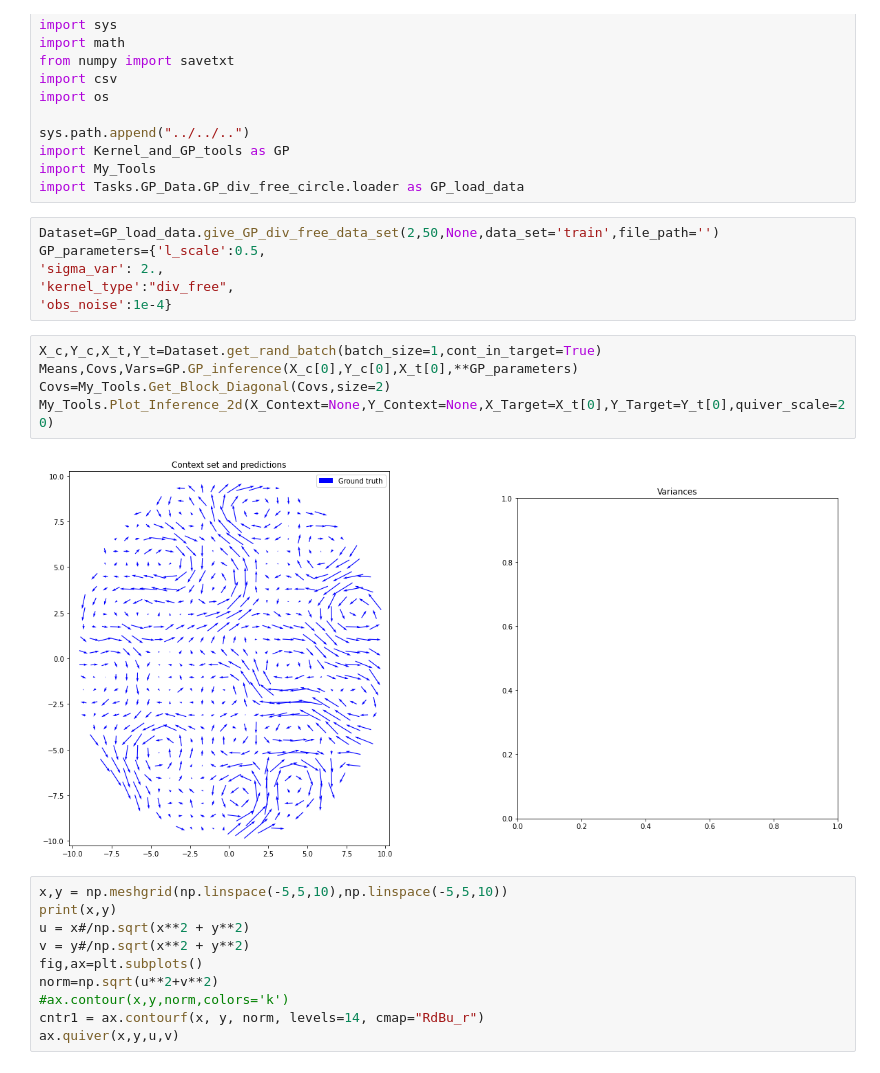
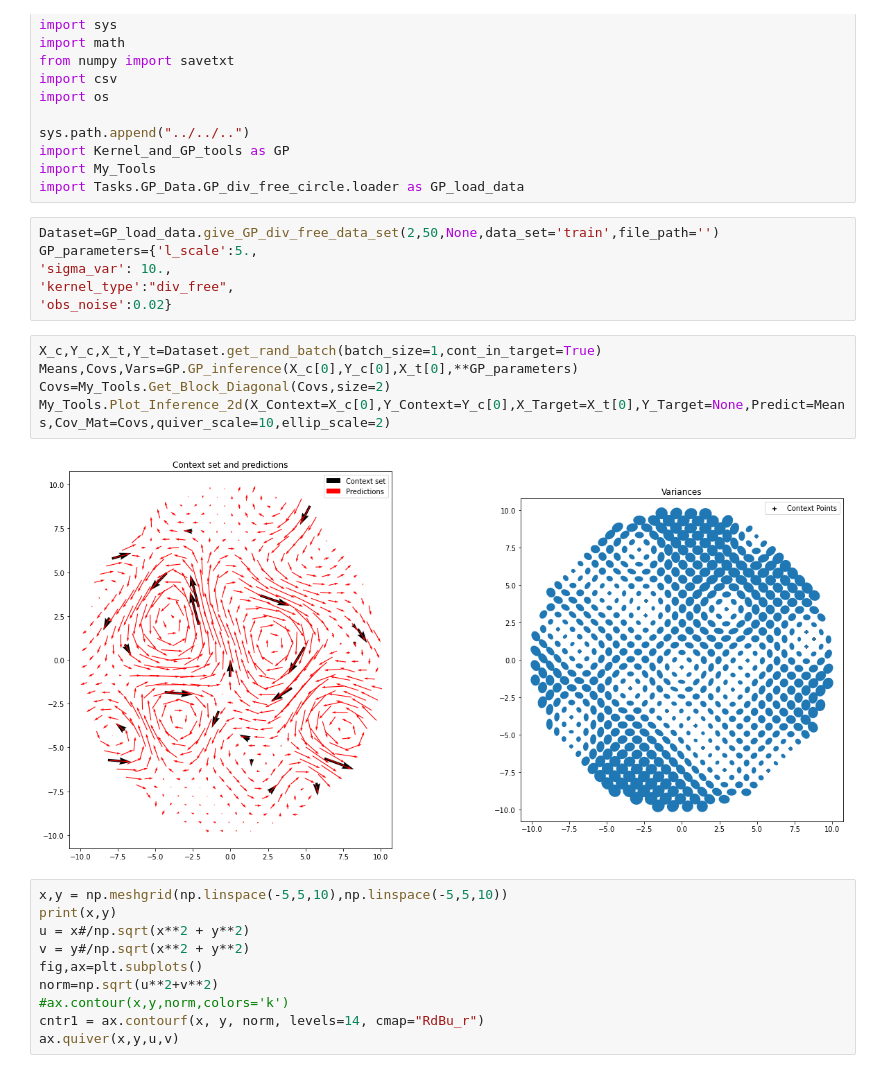
Before and after one commit to PeterHolderrieth/Steerable_CNPs, a Jupyter notebook: Tasks/GP_Data/GP_div_free_circle/test_and_plot.ipynb, the cells around one changed output. Drawn from its saved outputs; the diff is of its cells as text.

```diff
--- a/Tasks/GP_Data/GP_div_free_circle/test_and_plot.ipynb
+++ b/Tasks/GP_Data/GP_div_free_circle/test_and_plot.ipynb
@@ -26,17 +26,17 @@ import My_Tools
 import Tasks.GP_Data.GP_div_free_circle.loader as GP_load_data
 # %%
 Dataset=GP_load_data.give_GP_div_free_data_set(2,50,None,data_set='train',file_path='')
-GP_parameters={'l_scale':0.5,
-'sigma_var': 2.,
+GP_parameters={'l_scale':5.,
+'sigma_var': 10.,
 'kernel_type':"div_free",
-'obs_noise':1e-4}
+'obs_noise':0.02}
 # %%
 X_c,Y_c,X_t,Y_t=Dataset.get_rand_batch(batch_size=1,cont_in_target=True)
 Means,Covs,Vars=GP.GP_inference(X_c[0],Y_c[0],X_t[0],**GP_parameters)
 Covs=My_Tools.Get_Block_Diagonal(Covs,size=2)
-My_Tools.Plot_Inference_2d(X_Context=None,Y_Context=None,X_Target=X_t[0],Y_Target=Y_t[0],quiver_scale=20)
+My_Tools.Plot_Inference_2d(X_Context=X_c[0],Y_Context=Y_c[0],X_Target=X_t[0],Y_Target=None,Predict=Means,Cov_Mat=Covs,quiver_scale=10,ellip_scale=2)
 # %% [output]
-[figure, old version]
+[figure, new version]
 # %%
 x,y = np.meshgrid(np.linspace(-5,5,10),np.linspace(-5,5,10))
 print(x,y)
```
Also changed, not shown: 6 other files.
